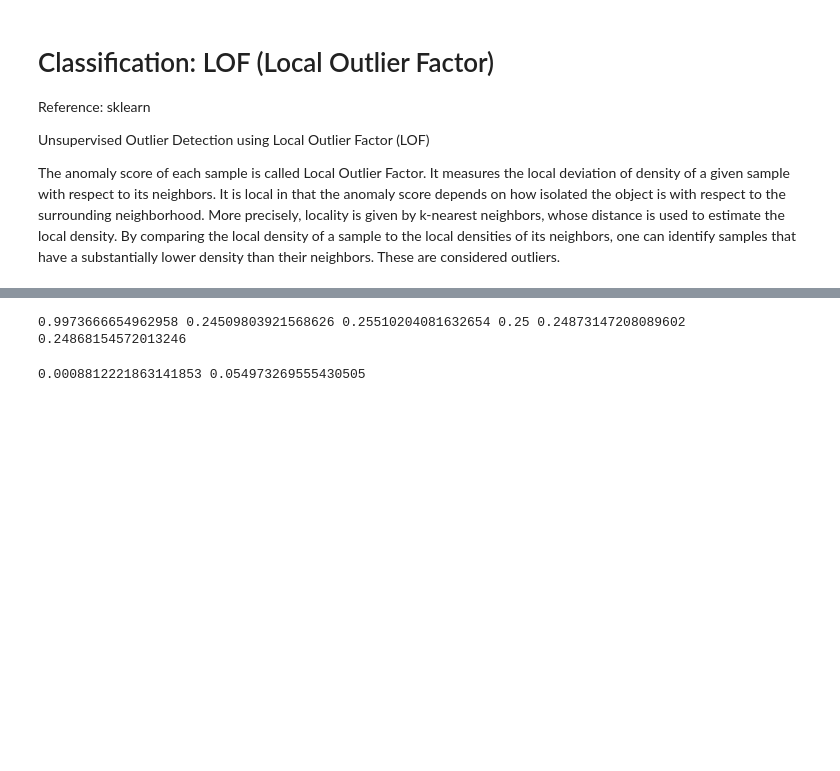
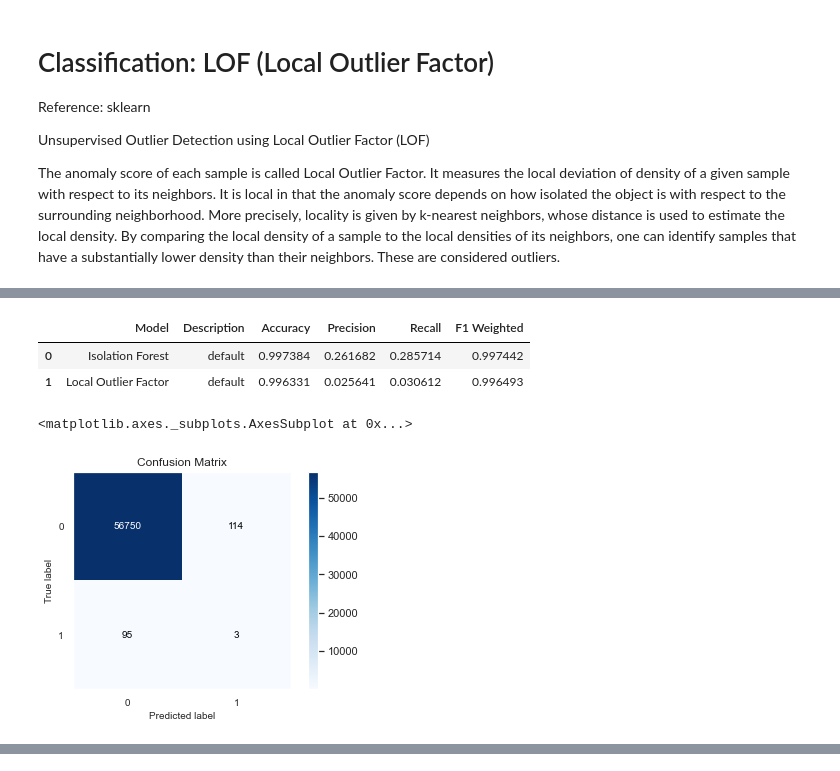
Before and after one commit to bhishanpdl/Project_Fraud_Detection, a Jupyter notebook: notebooks/b05_classification_modelling_isolattionForest_LOF.ipynb, the cells around one changed output, grey strips where cells are left out. Drawn from its saved outputs; the diff is of its cells as text; code cells hidden in the pictures; blank space fills up the shorter version.

```diff
--- a/notebooks/b05_classification_modelling_isolattionForest_LOF.ipynb
+++ b/notebooks/b05_classification_modelling_isolattionForest_LOF.ipynb
@@ -308,3 +282,32 @@ Incorrect Percent:  96.94 %
+# %%
+model_name = 'Local Outlier Factor'
+desc = 'default'
+sort_col = 'Recall'
+ypreds = ypreds_lof
+
+acc = metrics.accuracy_score(ytest,ypreds)
+pre = metrics.precision_score(ytest,ypreds)
+rec = metrics.recall_score(ytest,ypreds)
+f1 = metrics.f1_score(ytest,ypreds,average='weighted')
+
+
+row = [ model_name,desc]
+row = row + [acc, pre, rec, f1]
+df_eval.loc[len(df_eval)] = row
+df_eval = df_eval.drop_duplicates(subset=[ 'Model', 'Description'])
+df_eval = df_eval.sort_values(sort_col,ascending=False)
+
+
+display(df_eval.style.background_gradient(subset=[sort_col]))
+# %% [output]
+|  | Model | Description | Accuracy | Precision | Recall | F1 Weighted |
+| 0 | Isolation Forest | default | 0.997384 | 0.261682 | 0.285714 | 0.997442 |
+| 1 | Local Outlier Factor | default | 0.996331 | 0.025641 | 0.030612 | 0.996493 |
+# %%
+skmetrics.plot_confusion_matrix(ytest, ypreds_lof)
+# %% [output]
+<matplotlib.axes._subplots.AxesSubplot at 0x...>
+[figure, added]
 # %% [markdown]
 # Classification Evaluation Metrics
 ![](../images/classification_metrics.png)
@@ -323,26 +318,0 @@ from sklearn.metrics import (accuracy_score,precision_score,
-# %%
-# scalar metrics
-ypreds = ypreds_iso
-acc = accuracy_score(ytest,ypreds)
-precision = precision_score(ytest,ypreds)
-recall = recall_score(ytest,ypreds)
-f1 = f1_score(ytest,ypreds)
-mcc = matthews_corrcoef(ytest,ypreds)
-kappa = cohen_kappa_score(ytest, ypreds)
-
-print(acc,precision,recall,f1,mcc,kappa)
-# %% [output]
-0.9973666654962958 0.24509803921568626 0.25510204081632654 0.25 0.24873147208089602 0.24868154572013246
-# %%
-# area under the curves
-try:
-    y_score = clf_iso.predict_proba(Xtest)[:,1]
-except:
-    y_score = clf_iso.decision_function(Xtest)
-
-auprc = average_precision_score(ytest, y_score)
-auroc = roc_auc_score(ytest, y_score)
-
-print(auprc, auroc)
-# %% [output]
-0.0008812221863141853 0.054973269555430505
```
Also changed, not shown: parts of 35 cells of this notebook, 5 other files.
